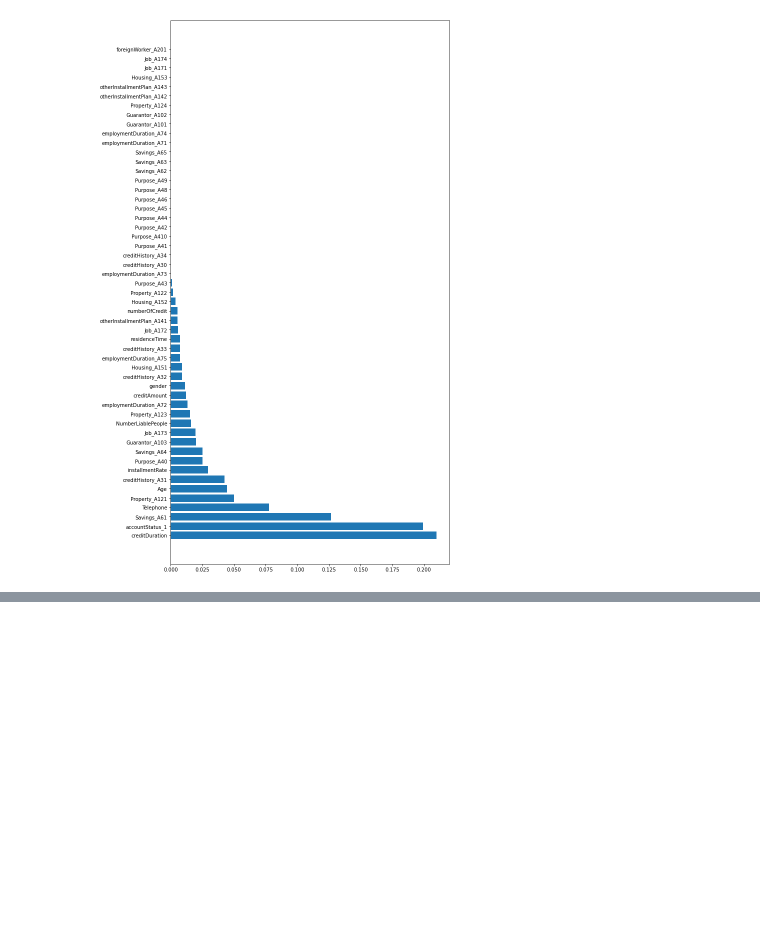
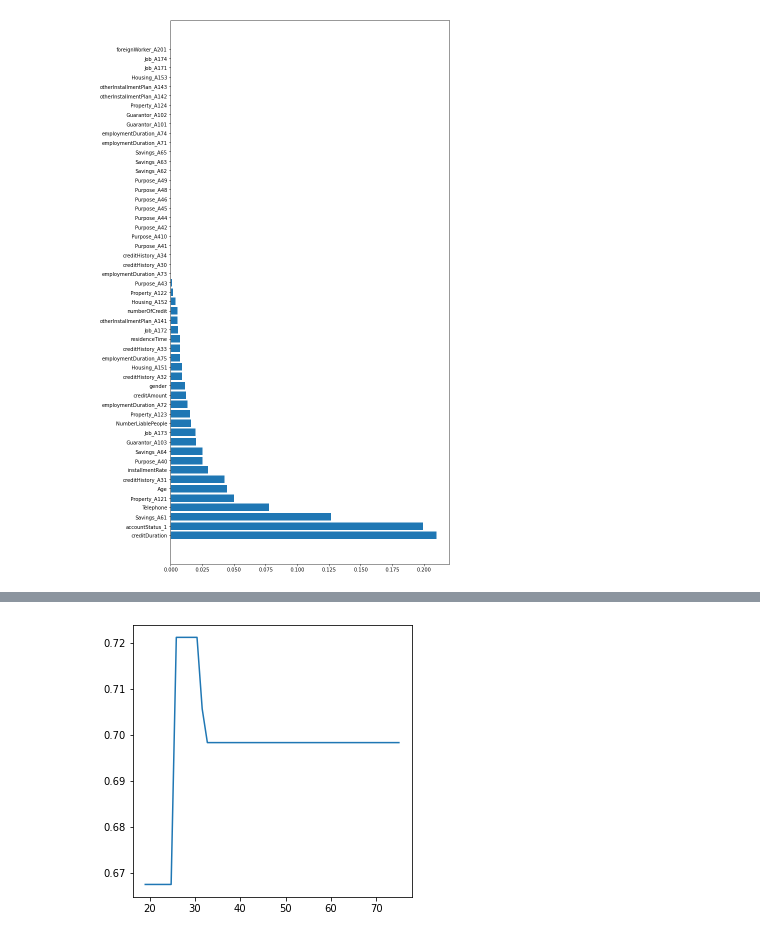
Before and after one commit to belzaina/mlinterp, a Jupyter notebook: InterpretableML.ipynb, the cells around one changed output, grey strips where cells are left out. Cells and saved outputs as stored; diff of their text form; code cells hidden in the pictures; blank space fills up the shorter version.

```diff
--- a/InterpretableML.ipynb
+++ b/InterpretableML.ipynb
@@ -129,0 +239,4 @@ plt.show()
+# %%
+pdp(model_fit, x, "Age", grid_resolution=50)
+# %% [output]
+[figure, added]
```
Also changed, not shown: parts of 25 cells of this notebook.
